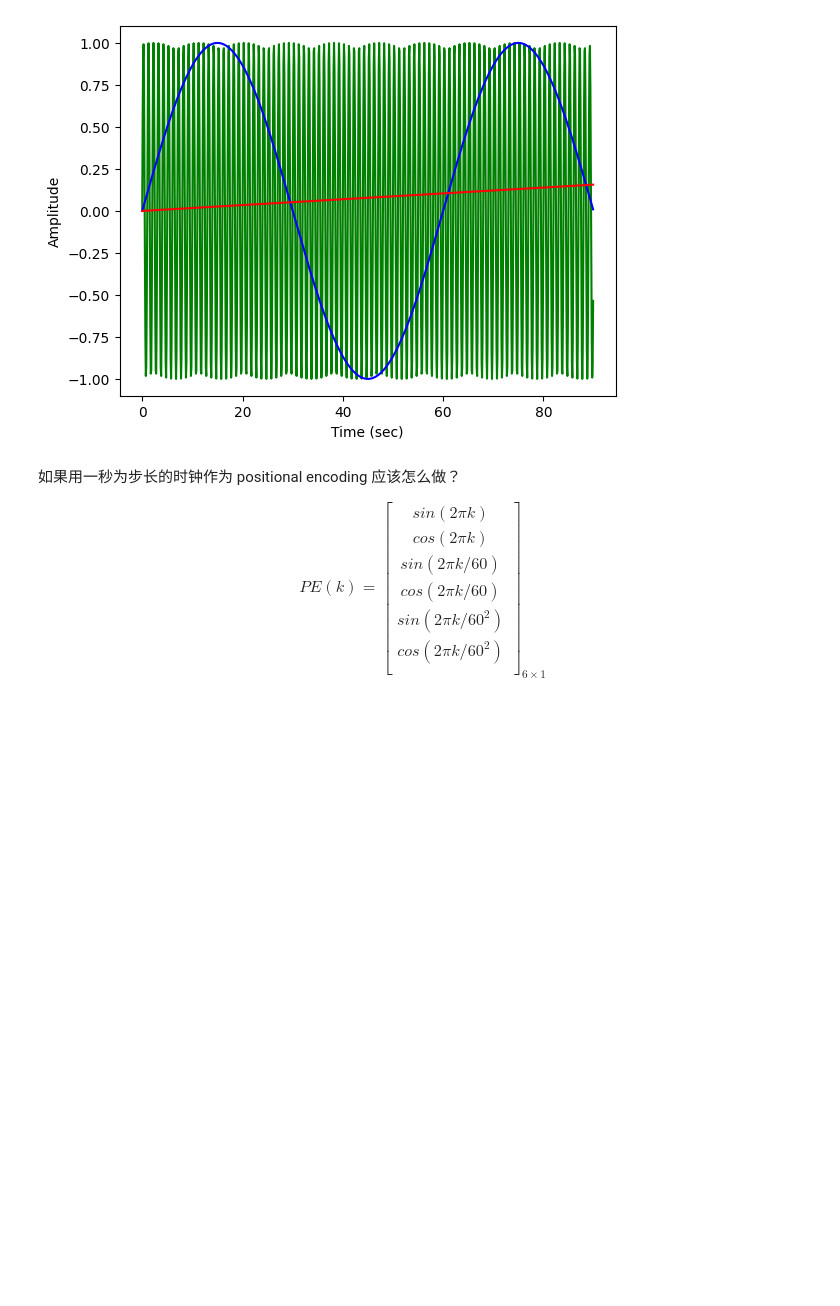
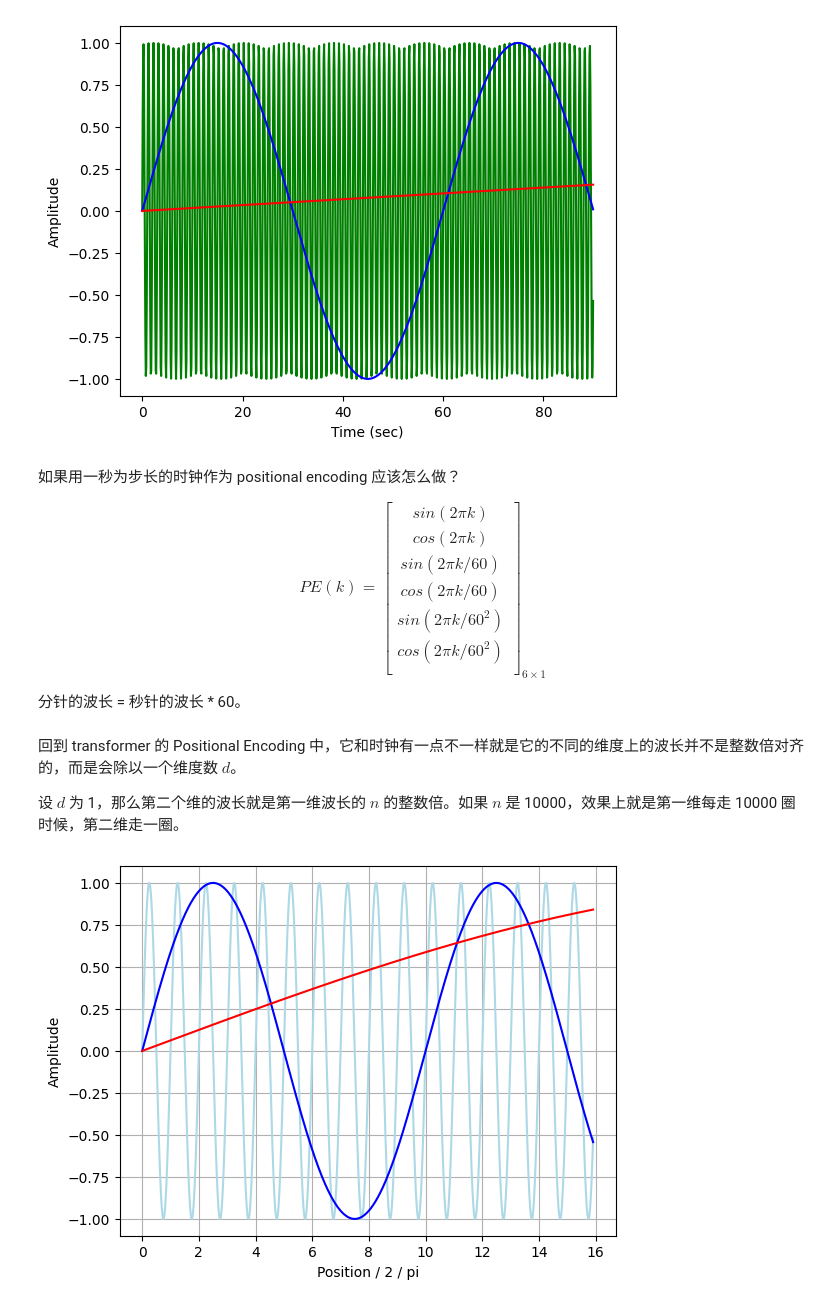
Before and after one commit to flaneur2020/flaneur2020.github.io, a Jupyter notebook: exercises/positional-encoding/pe.ipynb, the cells around one changed output. Drawn from its saved outputs; the diff is of its cells as text; code cells hidden in the pictures; blank space fills up the shorter version.

```diff
--- a/exercises/positional-encoding/pe.ipynb
+++ b/exercises/positional-encoding/pe.ipynb
@@ -67,3 +67,32 @@ cos(2 \pi k / {60^2}) \\
 _{6 \times 1}
 \end{equation}
 $$
+
+分针的波长 = 秒针的波长 * 60。
+# %% [markdown]
+回到 transformer 的 Positional Encoding 中，它和时钟有一点不一样就是它的不同的维度上的波长并不是整数倍对齐的，而是会除以一个维度数 $d$。
+
+设 $d$ 为 1，那么第二个维的波长就是第一维波长的 $n$ 的整数倍。如果 $n$ 是 10000，效果上就是第一维每走 10000 圈时候，第二维走一圈。
+# %%
+from matplotlib import pyplot as plt
+import numpy as np
+
+d = 1
+n = 10
+t = np.linspace(0, 100, 8000, endpoint=False)
+
+# Create the first subplot
+y1 = np.sin(t)
+y2 = np.sin(t / (n ** (1 / d)))
+y3 = np.sin(t / (n ** (2 / d)))
+plt.grid()
+plt.plot(t/2/np.pi, y1, label="dim0", color="lightblue")
+plt.plot(t/2/np.pi, y2, label="dim1", color="blue")
+plt.plot(t/2/np.pi, y3, label="dim2", color="red")
+plt.xlabel('Position / 2 / pi')
+plt.ylabel('Amplitude')
+
+# Display the plots
+plt.show()
+# %% [output]
+[figure, added]
```
Also changed, not shown: parts of 2 cells of this notebook.
